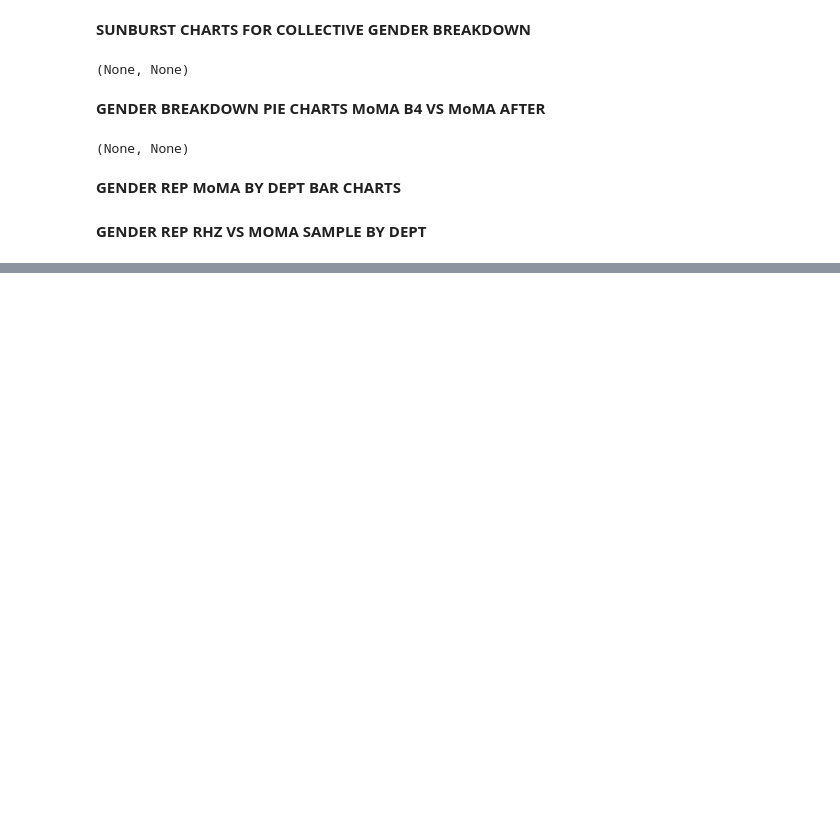
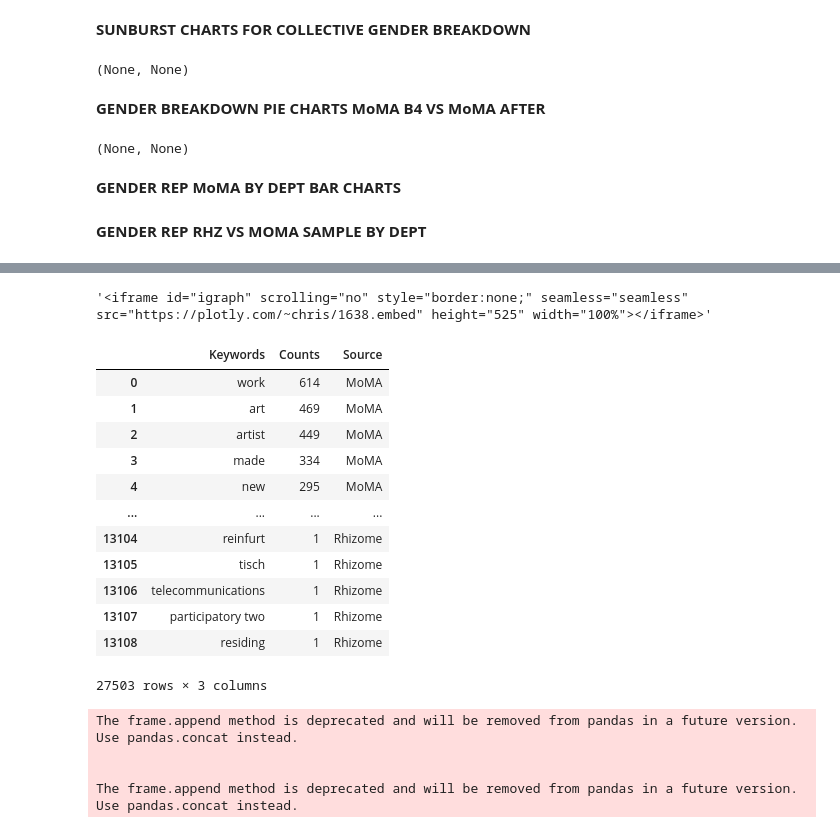
Before and after one commit to laurentfintoni/Net-Art-Rev, a Jupyter notebook: Lo_Viz_3.ipynb, the cells around one changed output, grey strips where cells are left out. Drawn from its saved outputs; the diff is of its cells as text; code cells hidden in the pictures; blank space fills up the shorter version.

```diff
--- a/Lo_Viz_3.ipynb
+++ b/Lo_Viz_3.ipynb
@@ -376,0 +1092,24 @@ fig.show()
+# %%
+#create bubble chart w/facet
+bubble_south_rhz = bubble_south.loc[bubble_south['Source'] == 'Rhizome']
+bubble_south_moma = bubble_south.loc[bubble_south['Source'] == 'MoMA']
+size=bubble_south['size']
+fig = px.scatter(bubble_south, y='dateCreated', x='dateAcquired', color='Nationality', size='size', symbol='Gender', facet_col='Source', title= "Acquisitions of Artworks from the Global South across Collection, by Gender and Nationality", template='seaborn')
+#green line before and after
+#fig.add_hline(y=2007, line_dash="dot", line_width=3, annotation_text="2007", annotation_position="bottom left", annotation_font_size=10, annotation_font_color="blue")
+#fig.add_vline(x=2007, line_dash="dot", line_width=3)
+#OR add inside scatter the faceting
+#facet_col='Period', category_orders={"Period": ["Before 1980", "After 1980"]}
+#trendline="ols"
+fig.update_traces(marker=dict(
+        size=size,
+        sizemode='area',
+        sizeref=2.*max(size)/(40.**2),
+        sizemin=4
+    ))
+fig.update_layout(width=1400)
+fig.show()
+#fig.write_html(path+"file.html")
+tls.get_embed('https://plotly.com/~chris/1638')
+# %% [output]
+'<iframe id="igraph" scrolling="no" style="border:none;" seamless="seamless" src="https://plotly.com/~chris/1638.embed" height="525" width="100%"></iframe>'
@@ -376,0 +1135,31 @@ fig.show()
+# %%
+rhz_tree = pd.DataFrame(columns=['Keywords'])
+rhz_kw_2 = rhizome_txt_stop_kw['Keywords'].values.tolist()
+rhz_kw_2 = ' '.join(rhz_kw_2)
+rhz_kw_2 = list(rhz_kw_2.split(', '))
+rhz_tree['Keywords'] = rhz_kw_2
+rhz_tree = rhz_tree['Keywords'].value_counts().rename_axis('Keywords').reset_index(name='Counts')
+rhz_tree['Source'] = 'Rhizome'
+moma_tree = pd.DataFrame(columns=['Keywords'])
+moma_kw_2 = moma_full_text_stop['Keywords'].values.tolist()
+moma_kw_2 = ' '.join(moma_kw_2)
+moma_kw_2 = list(moma_kw_2.split(', '))
+moma_tree['Keywords'] = moma_kw_2
+moma_tree = moma_tree['Keywords'].value_counts().rename_axis('Keywords').reset_index(name='Counts')
+moma_tree['Source'] = 'MoMA'
+kw_tree = pd.concat([moma_tree, rhz_tree])
+kw_tree
+# %% [output]
+|  | Keywords | Counts | Source |
+| 0 | work | 614 | MoMA |
+| 1 | art | 469 | MoMA |
+| 2 | artist | 449 | MoMA |
+| 3 | made | 334 | MoMA |
+| 4 | new | 295 | MoMA |
+| ... | ... | ... | ... |
+| 13104 | reinfurt | 1 | Rhizome |
+| 13105 | tisch | 1 | Rhizome |
+| 13106 | telecommunications | 1 | Rhizome |
+| 13107 | participatory two | 1 | Rhizome |
+| 13108 | residing | 1 | Rhizome |
+27503 rows × 3 columns
@@ -376,0 +1170,12 @@ fig.show()
+# %%
+kw_tree_clean = kw_tree_clean.loc[kw_tree_clean['Counts'] >= 100]
+fig = px.treemap(kw_tree_clean, path=['Source', 'Keywords'], values='Counts',
+                  color='Source', maxdepth=2)
+fig.update_traces(hovertemplate=None, textinfo='label', hoverinfo='label+value')
+fig.update_layout(margin = dict(t=50, l=25, r=25, b=25))
+fig.show()
+# %% [output]
+The frame.append method is deprecated and will be removed from pandas in a future version. Use pandas.concat instead.
+
+
+The frame.append method is deprecated and will be removed from pandas in a future version. Use pandas.concat instead.
```
Also changed, not shown: parts of 51 cells of this notebook, 3 other files.
